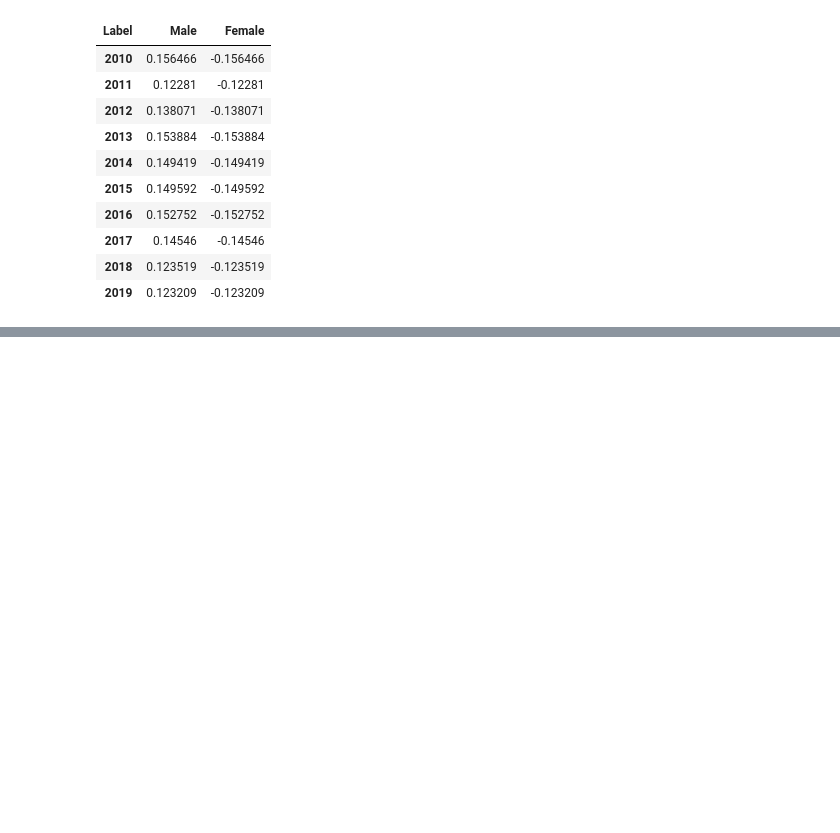
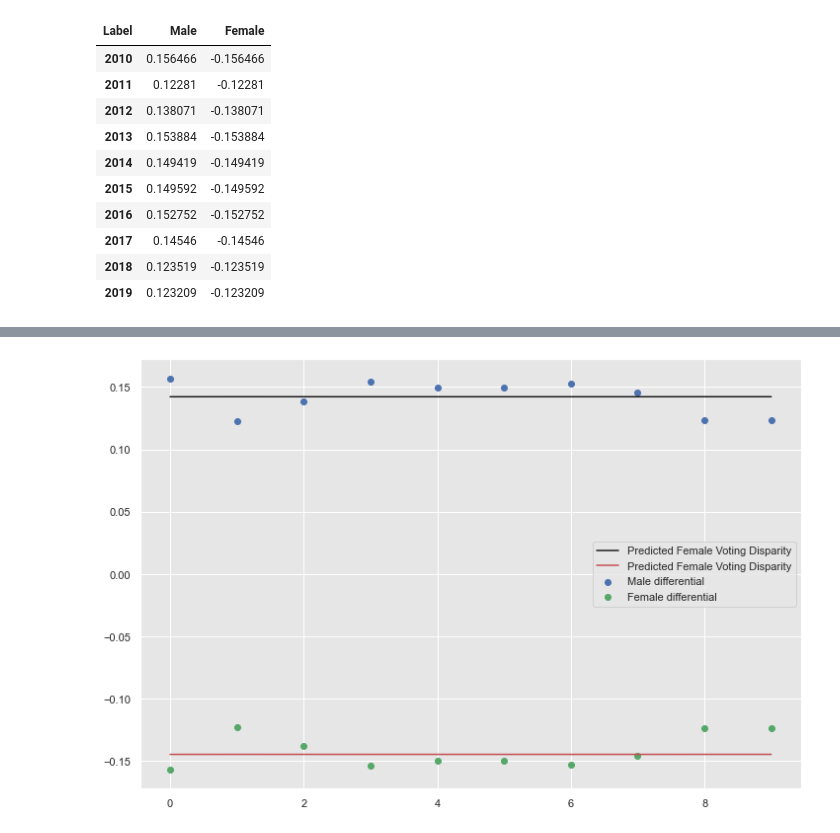
Before and after one commit to arefmalek/Electoral_census, a Jupyter notebook: scripts/composites.ipynb, the cells around one changed output, grey strips where cells are left out. Cells and saved outputs as stored; diff of their text form; code cells hidden in the pictures; blank space fills up the shorter version.

```diff
--- a/scripts/composites.ipynb
+++ b/scripts/composites.ipynb
@@ -209,0 +167,16 @@ sns.regplot(x="Gender", y="Delta",
+# %%
+#plotting male and female side by side
+
+#males
+plt.scatter(x, mal, color ='b', label = "Male differential")
+plt.plot(x, men.predict(mal), color ='k', label = "Predicted Female Voting Disparity")
+
+#females
+plt.scatter(x, fem, color ='g', label = "Female differential")
+plt.plot(x, women.predict(fem), color ='r', label = "Predicted Female Voting Disparity")
+
+plt.legend()
+plt.show()
+# Data scatter of predicted values
+# %% [output]
+[figure, added]
```
Also changed, not shown: parts of 25 cells of this notebook.
